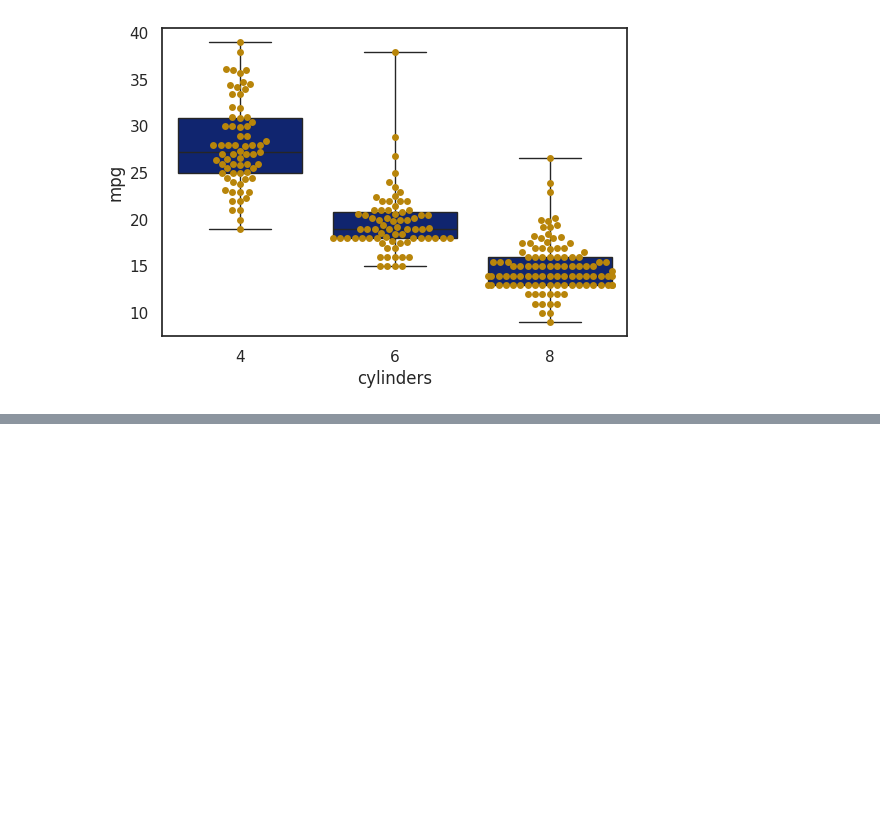
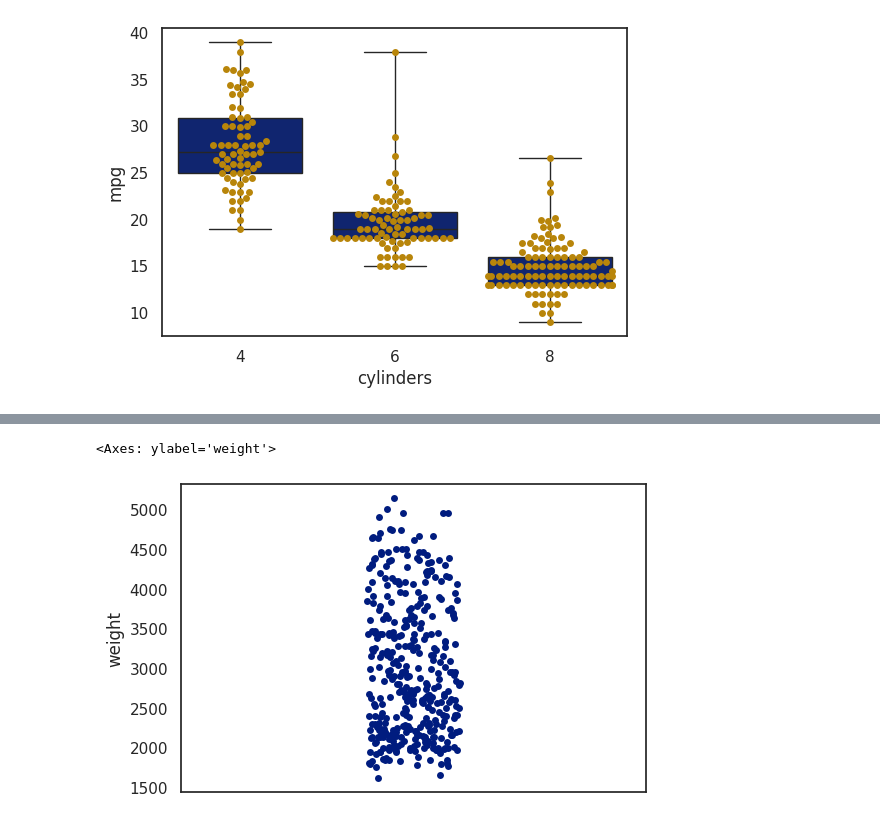
Before and after one commit to azem46/Python_Colab_Handbook, a Jupyter notebook: Python_Veri_Görsellestirme.ipynb, the cells around one changed output, grey strips where cells are left out. Drawn from its saved outputs; the diff is of its cells as text; code cells hidden in the pictures; blank space fills up the shorter version.

```diff
--- a/Python_Veri_Görsellestirme.ipynb
+++ b/Python_Veri_Görsellestirme.ipynb
@@ -1337,0 +1345,5 @@ The `scale` parameter has been renamed and will be removed in v0.15.0. Pass `den
+# %%
+sns.stripplot(araba.weight)
+# %% [output]
+<Axes: ylabel='weight'>
+[figure, added]
```
Also changed, not shown: parts of 16 cells of this notebook.
